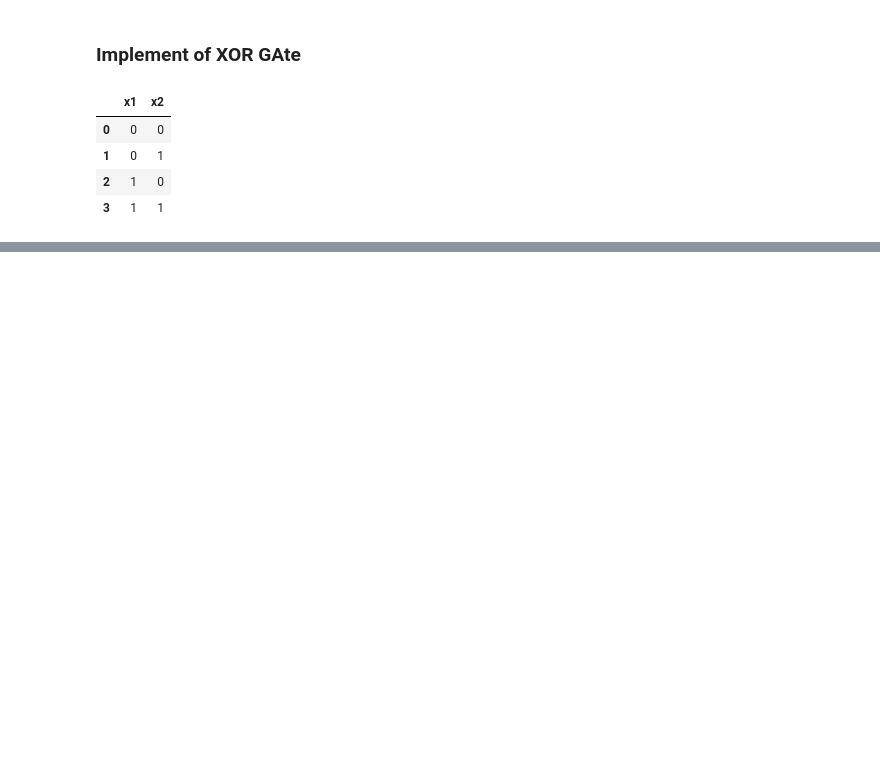
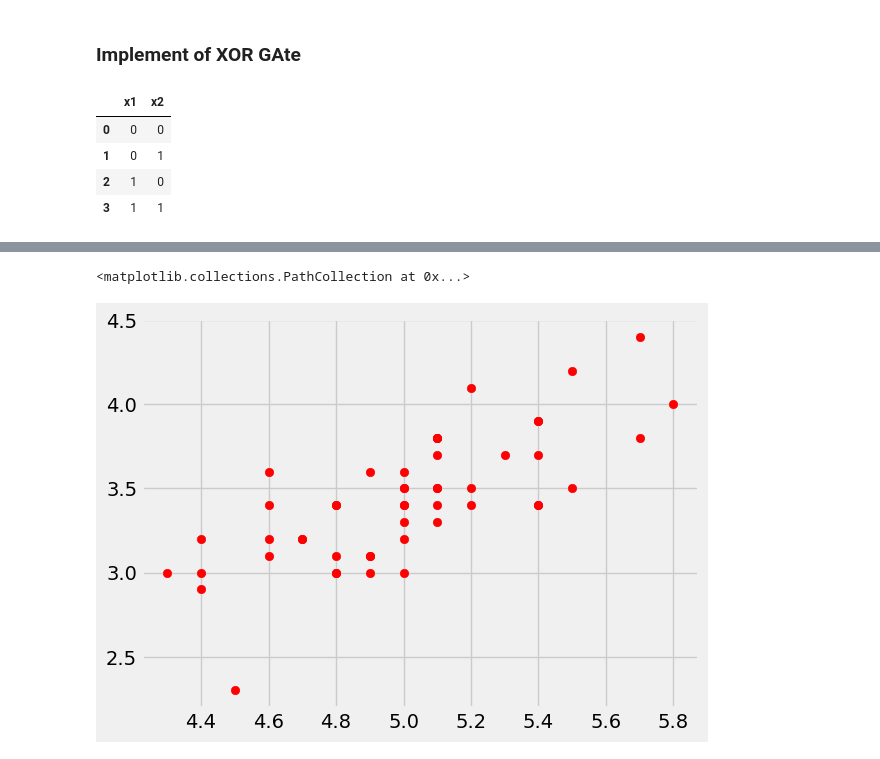
Before and after one commit to syedsajjadaskari/Deep-Learing, a Jupyter notebook: LabAssignment/2139484_NNDL_LabProgram_1.ipynb, the cells around one changed output, grey strips where cells are left out. Cells and saved outputs as stored; diff of their text form; code cells hidden in the pictures; blank space fills up the shorter version.

```diff
--- a/LabAssignment/2139484_NNDL_LabProgram_1.ipynb
+++ b/LabAssignment/2139484_NNDL_LabProgram_1.ipynb
@@ -258,0 +325,5 @@ ModuleNotFoundError: No module named 'tensorflow'
+# %%
+plt.scatter(x[:50, 0], x[:50, 1], color='red', marker='o', label='Setosa')
+# %% [output]
+<matplotlib.collections.PathCollection at 0x...>
+[figure, added]
```
Also changed, not shown: parts of 21 cells of this notebook, 3 other files.
